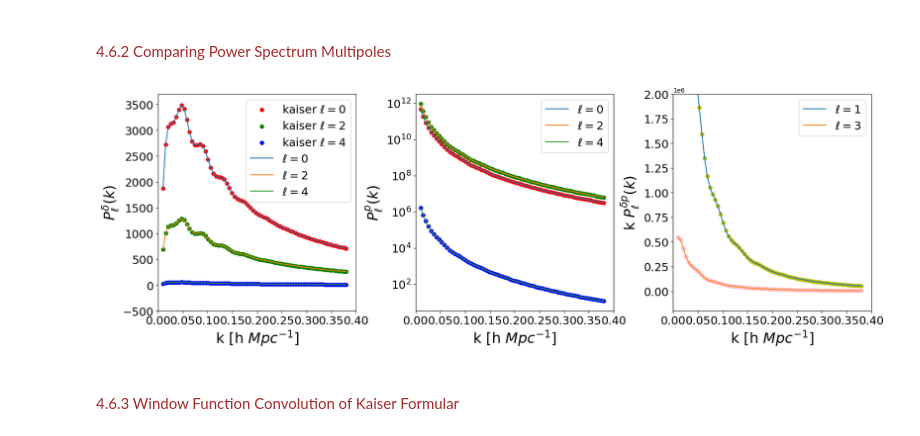
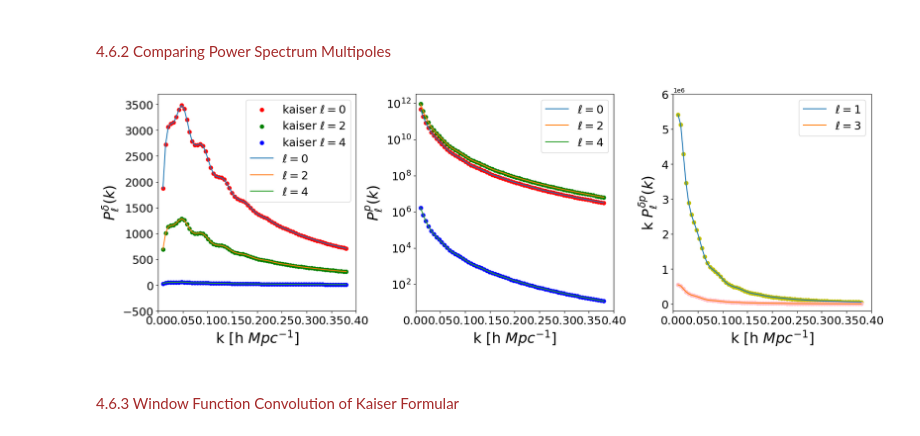
Before and after one commit to FeiQin-cosmologist/Galaxy_Power_Spectrum, a Jupyter notebook: CosmPSPy/Code/Examp_PS.ipynb, the cells around one changed output. Drawn from its saved outputs; the diff is of its cells as text; code cells hidden in the pictures.

```diff
--- a/CosmPSPy/Code/Examp_PS.ipynb
+++ b/CosmPSPy/Code/Examp_PS.ipynb
@@ -1836,51 +1841,51 @@ kbin         = np.linspace(0.01,0.38,Nk )
 
 # linearlized perturbation model:
 parm = [fsigma8, b1sigma8, 0, 0, 0,  b1sigma8, 0,0,0,0,0,0,0,0,0]
-Pkmulti_den,kmulti_den, tmp,tmp           = PkmodMulti_Fun(parm,False, Sig8_fid, kbin, np.nan,np.nan,np.nan, PTlin, 'den-024', 1., np.nan)
-Pkmulti_mom,kmulti_mom, tmp,tmp           = PkmodMulti_Fun(parm,False, Sig8_fid, kbin, np.nan,np.nan,np.nan, PTlin, 'mom-024', 1., np.nan)
-Pkmulti_crs,kmulti_crs, tmp,tmp           = PkmodMulti_Fun(parm,False, Sig8_fid, kbin, np.nan,np.nan,np.nan, PTlin, 'crs-13' , 1., np.nan)
+Pkmulti_den,kmulti_den, tmp,tmp           = PkmodMulti_Fun(parm,False, Sig8_fid, kbin, np.nan,np.nan,np.nan, PTlin, 'den-024', 1.,100.,1., np.nan)
+Pkmulti_mom,kmulti_mom, tmp,tmp           = PkmodMulti_Fun(parm,False, Sig8_fid, kbin, np.nan,np.nan,np.nan, PTlin, 'mom-024', 1.,100.,1., np.nan)
+Pkmulti_crs,kmulti_crs, tmp,tmp           = PkmodMulti_Fun(parm,False, Sig8_fid, kbin, np.nan,np.nan,np.nan, PTlin, 'crs-13' , 1.,100.,1., np.nan)
 
 
-# Kaiser:
+# Kaiser: In 'PkmodMulti_Fun', setting model_type='lin' gives you the Kaiser formula.
 PSL=np.zeros((2,len(klin)))
 PSL[0,:]=klin  ;  PSL[1,:]=Plin
 parm = [fsigma8, b1sigma8, 0, 0]
-Pkmulti_den_kais,kmulti_den_kais, tmp,tmp = PkmodMulti_Fun(parm,False, Sig8_fid, kbin, np.nan,np.nan,np.nan, PSL,   'den-024', 1., np.nan,'lin')
-Pkmulti_mom_kais,kmulti_mom_kais, tmp,tmp = PkmodMulti_Fun(parm,False, Sig8_fid, kbin, np.nan,np.nan,np.nan, PSL,   'mom-024', 1., np.nan,'lin')
-Pkmulti_crs_kais,kmulti_crs_kais, tmp,tmp = PkmodMulti_Fun(parm,False, Sig8_fid, kbin, np.nan,np.nan,np.nan, PSL,   'crs-13' , 1., np.nan,'lin')
+Pkmulti_den_kais,kmulti_den_kais, tmp,tmp = PkmodMulti_Fun(parm,False, Sig8_fid, kbin, np.nan,np.nan,np.nan, PSL,   'den-024', 1.,100.,1., np.nan,'lin')
+Pkmulti_mom_kais,kmulti_mom_kais, tmp,tmp = PkmodMulti_Fun(parm,False, Sig8_fid, kbin, np.nan,np.nan,np.nan, PSL,   'mom-024', 1.,100.,1., np.nan,'lin')
+Pkmulti_crs_kais,kmulti_crs_kais, tmp,tmp = PkmodMulti_Fun(parm,False, Sig8_fid, kbin, np.nan,np.nan,np.nan, PSL,   'crs-13' , 1.,100.,1., np.nan,'lin')
 
 
 #make some plots:
 plt.figure(4,figsize=(18,6))
 plt.subplot(131)
 plt.scatter(kmulti_den_kais[0*Nk:1*Nk]  ,kmulti_den_kais[0*Nk:1*Nk] * Pkmulti_den_kais[0*Nk:1*Nk]  ,c='r' ,label='kaiser $\ell=0$');
 plt.scatter(kmulti_den_kais[1*Nk:2*Nk]  ,kmulti_den_kais[1*Nk:2*Nk] * Pkmulti_den_kais[1*Nk:2*Nk]  ,c='g' ,label='kaiser $\ell=2$');
 plt.scatter(kmulti_den_kais[2*Nk:3*Nk]  ,kmulti_den_kais[2*Nk:3*Nk] * Pkmulti_den_kais[2*Nk:3*Nk]  ,c='b' ,label='kaiser $\ell=4$');
 plt.plot(kmulti_den[0*Nk:1*Nk]  ,kmulti_den[0*Nk:1*Nk] * Pkmulti_den[0*Nk:1*Nk]    ,label='$\ell=0$');
 plt.plot(kmulti_den[1*Nk:2*Nk]  ,kmulti_den[1*Nk:2*Nk] * Pkmulti_den[1*Nk:2*Nk]    ,label='$\ell=2$');
 plt.plot(kmulti_den[2*Nk:3*Nk]  ,kmulti_den[2*Nk:3*Nk] * Pkmulti_den[2*Nk:3*Nk]    ,label='$\ell=4$');
 plt.legend(fontsize=18); plt.xticks(fontsize=18); plt.yticks(fontsize=18); plt.xlim(0,0.4);plt.ylim(-500,3700);
 plt.ylabel('$P^{\delta}_{\ell}(k)$',fontsize=23);plt.xlabel('k [h $Mpc^{-1}$]',fontsize=23)
 plt.subplot(132)
 plt.yscale('log')
 plt.scatter(kmulti_mom_kais[0*Nk:1*Nk],Pkmulti_mom_kais[0*Nk:1*Nk]  ,c='r' );
 plt.scatter(kmulti_mom_kais[1*Nk:2*Nk],Pkmulti_mom_kais[1*Nk:2*Nk]  ,c='g' );
 plt.scatter(kmulti_mom_kais[2*Nk:3*Nk],Pkmulti_mom_kais[2*Nk:3*Nk]  ,c='b' );
 plt.plot(kmulti_mom[0*Nk:1*Nk],Pkmulti_mom[0*Nk:1*Nk]   ,label='$\ell=0$');
 plt.plot(kmulti_mom[1*Nk:2*Nk],Pkmulti_mom[1*Nk:2*Nk]   ,label='$\ell=2$');
 plt.plot(kmulti_mom[2*Nk:3*Nk],Pkmulti_mom[2*Nk:3*Nk]   ,label='$\ell=4$');
 plt.legend(fontsize=18);plt.xticks(fontsize=18);plt.yticks(fontsize=18)
 plt.ylabel('$P^{p}_{\ell}(k)$',fontsize=23);plt.xlabel('k [h $Mpc^{-1}$]',fontsize=23);plt.xlim(0,0.4)
 plt.subplot(133)
 plt.scatter(kmulti_crs_kais[0*Nk:1*Nk]  ,kmulti_crs_kais[0*Nk:1*Nk] * Pkmulti_crs_kais[0*Nk:1*Nk]  ,c='y'  );
 plt.scatter(kmulti_crs_kais[1*Nk:2*Nk]  ,kmulti_crs_kais[1*Nk:2*Nk] * Pkmulti_crs_kais[1*Nk:2*Nk]  ,c='pink'  );
 plt.plot(kmulti_crs[0*Nk:1*Nk]  ,kmulti_crs[0*Nk:1*Nk] * Pkmulti_crs[0*Nk:1*Nk]   ,label='$\ell=1$');
 plt.plot(kmulti_crs[1*Nk:2*Nk]  ,kmulti_crs[1*Nk:2*Nk] * Pkmulti_crs[1*Nk:2*Nk]   ,label='$\ell=3$');
 plt.legend(fontsize=18);plt.xticks(fontsize=18);plt.yticks(fontsize=18)
-plt.ylabel('k $P^{\delta p}_{\ell}(k)$',fontsize=23);plt.xlabel('k [h $Mpc^{-1}$]',fontsize=23);plt.xlim(0,0.4);plt.ylim(-0.2*10**6,2*10**6)
+plt.ylabel('k $P^{\delta p}_{\ell}(k)$',fontsize=23);plt.xlabel('k [h $Mpc^{-1}$]',fontsize=23);plt.xlim(0,0.4);plt.ylim(-0.2*10**6,6*10**6)
 plt.subplots_adjust(left=0.125,bottom=0.1, right=1.0, top=0.9, wspace=0.3, hspace=0.23)
 # %% [output]
-[figure, old version]
+[figure, new version]
 # %% [markdown]
 \
 <font color='brown'><font size="3.9">4.6.3 Window Function Convolution of Kaiser Formular</font></font>
```
Also changed, not shown: parts of 34 cells of this notebook, 1 other file.
